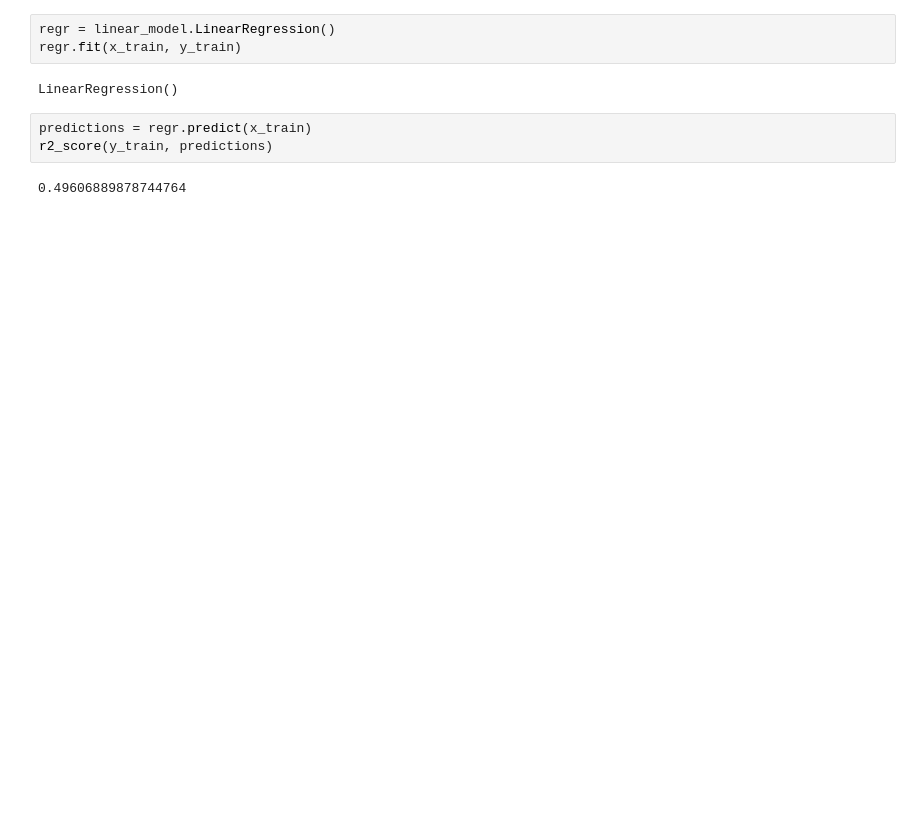
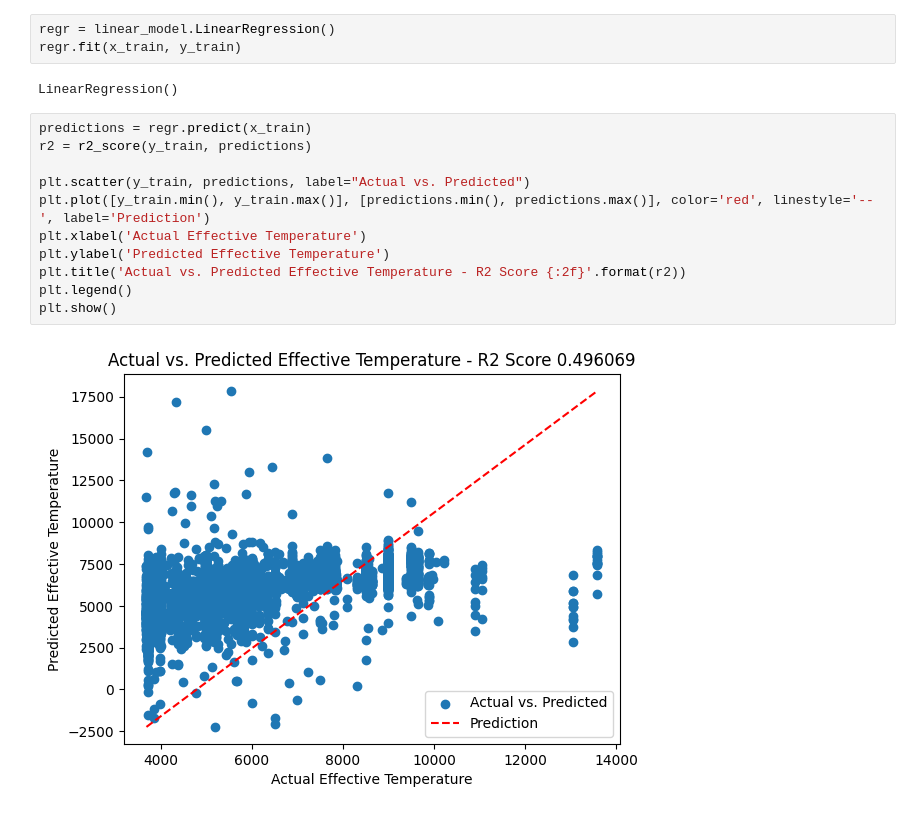
Before and after one commit to PhillipPhan1024/FRI-Feasibility-Study, a Jupyter notebook: Main.ipynb, the cells around one changed output. Drawn from its saved outputs; the diff is of its cells as text; blank space fills up the shorter version.

Commit message:
Graphed data

```diff
--- a/Main.ipynb
+++ b/Main.ipynb
@@ -16,8 +25,16 @@ regr = linear_model.LinearRegression()
 regr.fit(x_train, y_train)
 # %% [output]
 LinearRegression()
-# %%
-predictions = regr.predict(x_train)
-r2_score(y_train, predictions)
-# %% [output]
-0.49606889878744764
+# %%
+predictions = regr.predict(x_train)
+r2 = r2_score(y_train, predictions)
+
+plt.scatter(y_train, predictions, label="Actual vs. Predicted")
+plt.plot([y_train.min(), y_train.max()], [predictions.min(), predictions.max()], color='red', linestyle='--', label='Prediction')
+plt.xlabel('Actual Effective Temperature')
+plt.ylabel('Predicted Effective Temperature')
+plt.title('Actual vs. Predicted Effective Temperature - R2 Score {:2f}'.format(r2))
+plt.legend()
+plt.show()
+# %% [output]
+[figure, added]
```
Also changed, not shown: parts of 1 cell of this notebook.
